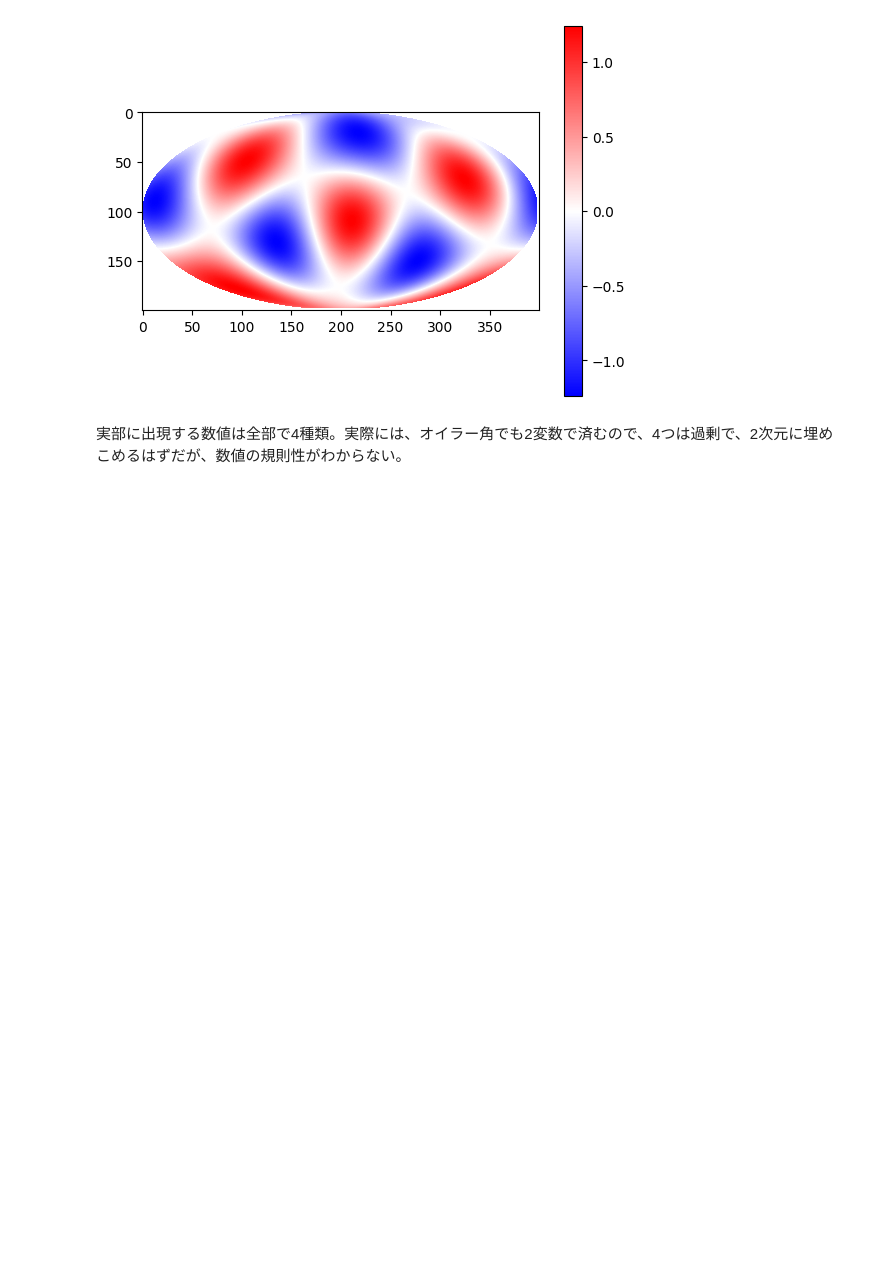
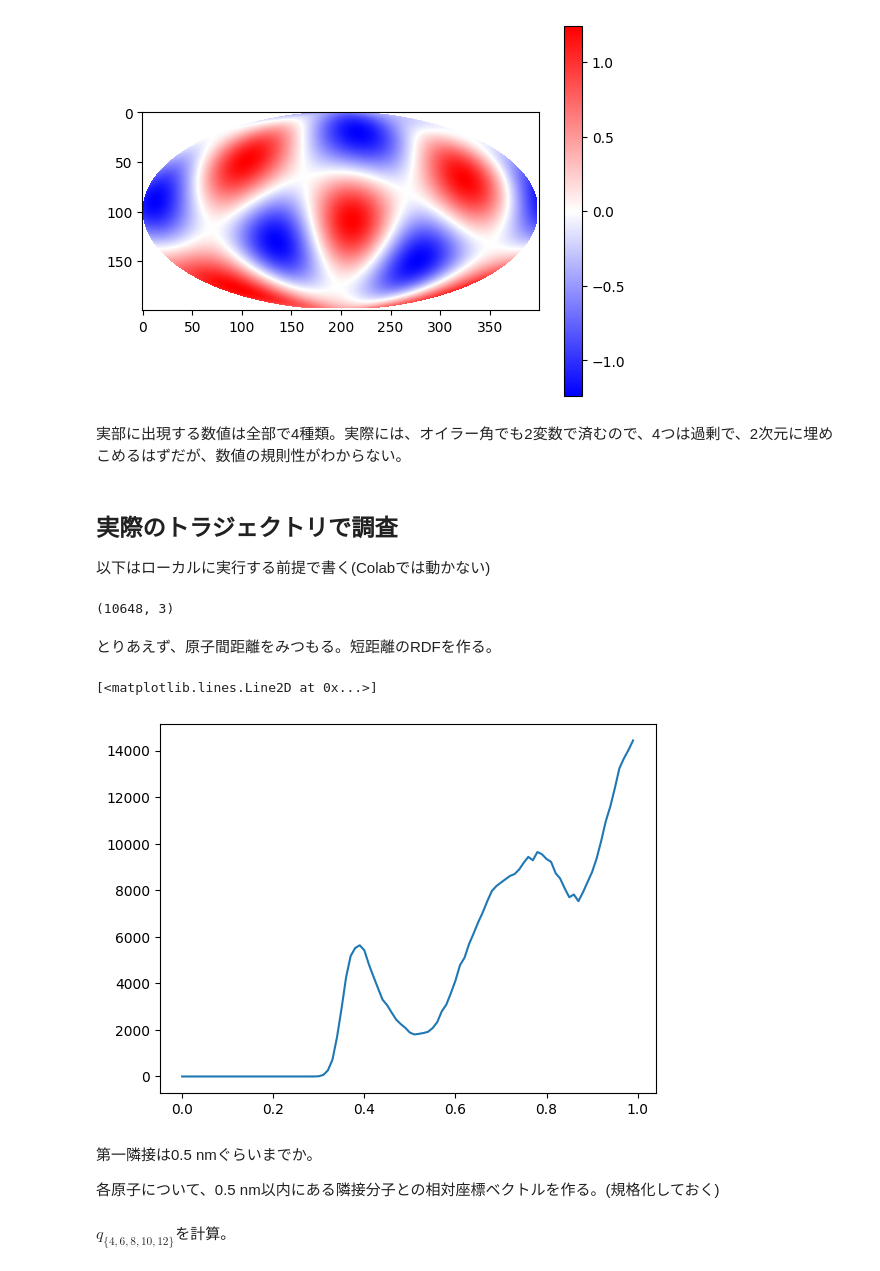
Before and after one commit to vitroid/boo, a Jupyter notebook: boo.ipynb, the cells around one changed output. Drawn from its saved outputs; the diff is of its cells as text; code cells hidden in the pictures; blank space fills up the shorter version.

```diff
--- a/boo.ipynb
+++ b/boo.ipynb
@@ -386,8 +386,8 @@ fcc = np.array([[-1,-1,0],
 
 
 samples = {"BCC": bcc, "SCL": scl, "Diamond": dia, "FCC": fcc}
-for label, vecs in samples.items():
-    x,y,z = vecs.T
+for label, vectors in samples.items():
+    x,y,z = vectors.T
 
     Y = []
     for l in range(13):
@@ -418,8 +418,8 @@ from scipy.spatial.transform import Rotation
 R = Rotation.from_rotvec(np.random.random(3)).as_matrix()
 
 samples = {"BCC": bcc, "SCL": scl, "Diamond": dia, "FCC": fcc}
-for label, vecs in samples.items():
-    x,y,z = (vecs@R).T
+for label, vectors in samples.items():
+    x,y,z = (vectors@R).T
 
     Y = []
     for l in range(13):
@@ -539,3 +539,44 @@ plt.show()
 [figure]
 # %% [markdown]
 実部に出現する数値は全部で4種類。実際には、オイラー角でも2変数で済むので、4つは過剰で、2次元に埋めこめるはずだが、数値の規則性がわからない。
+# %% [markdown]
+## 実際のトラジェクトリで調査
+
+以下はローカルに実行する前提で書く(Colabでは動かない)
+# %%
+from read_gro3 import read_gro
+
+with open("/Users/matto/work/master_project/250K5000bar/300-last.gro") as f:
+    for gro in read_gro(f):
+        break
+
+# cell matrix
+cellmat = gro["cell"]
+
+# inverse of the cell matrix
+celli = np.linalg.inv(cellmat)
+
+# pickup positions of carbon atoms, in the fractional coordinate
+carbons = gro["position"][gro["atom"] == "C"] @ celli
+carbons.shape
+# %% [output]
+(10648, 3)
+# %% [markdown]
+とりあえず、原子間距離をみつもる。短距離のRDFを作る。
+# %%
+import pairlist as pl
+import numpy as np
+import matplotlib.pyplot as plt
+
+# make the histogram of the distances of pairs within 1 nm.
+H = np.histogram(
+    [d for _, _, d in pl.pairs_iter(carbons, 1.0, cellmat)], range=(0, 1.0), bins=100
+)
+plt.plot(H[1][:-1], H[0])
+# %% [output]
+[<matplotlib.lines.Line2D at 0x...>]
+[figure, added]
+# %% [markdown]
+第一隣接は0.5 nmぐらいまでか。
+
+各原子について、0.5 nm以内にある隣接分子との相対座標ベクトルを作る。(規格化しておく)
@@ -541,0 +603,2 @@ plt.show()
+# %% [markdown]
+$q_{\{4,6,8,10,12\}}$を計算。
```
Also changed, not shown: parts of 6 cells of this notebook, 4 other files.
